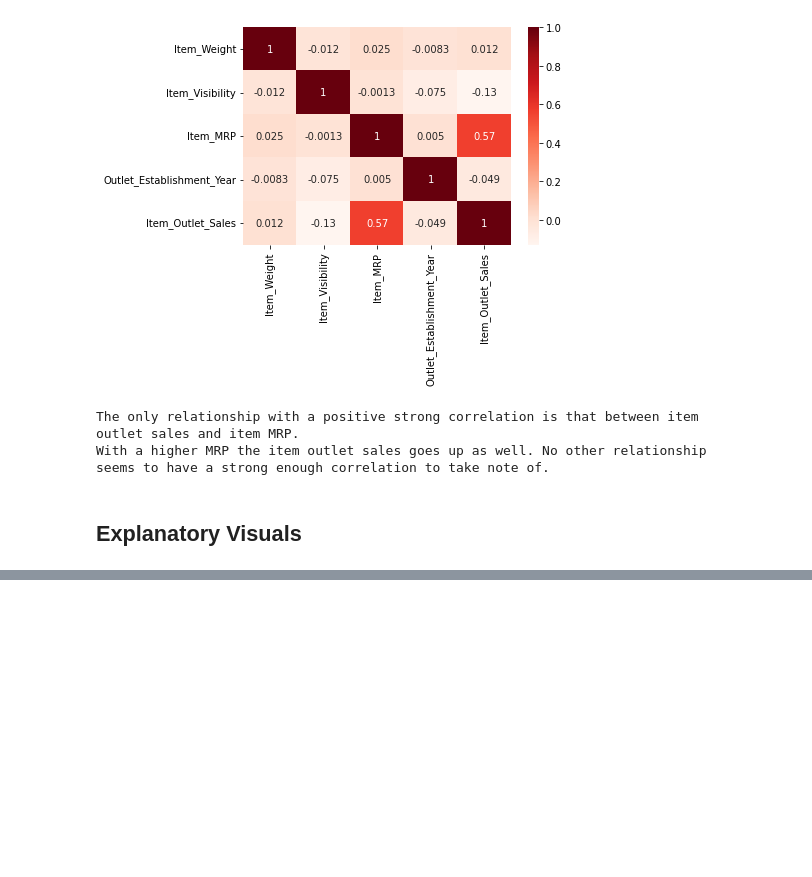
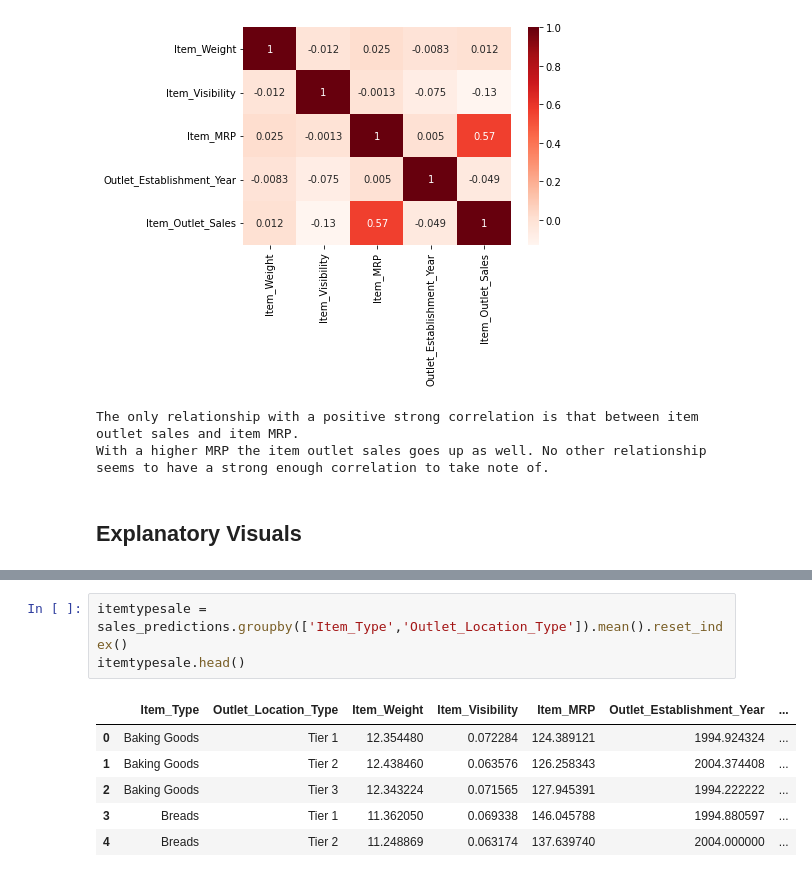
Before and after one commit to Gracey701/Sales_Predictions, a Jupyter notebook: Sales_Predictions_Project.ipynb, the cells around one changed output, grey strips where cells are left out. Saved outputs shown, nothing was run; the diff lists cells and outputs as text; blank space fills up the shorter version.

```diff
--- a/Sales_Predictions_Project.ipynb
+++ b/Sales_Predictions_Project.ipynb
@@ -336,0 +366,10 @@ With a higher MRP the item outlet sales goes up as well. No other relationship s
+# %%
+itemtypesale = sales_predictions.groupby(['Item_Type','Outlet_Location_Type']).mean().reset_index()
+itemtypesale.head()
+# %% [output]
+|  | Item_Type | Outlet_Location_Type | Item_Weight | Item_Visibility | Item_MRP | Outlet_Establishment_Year | ... |
+| 0 | Baking Goods | Tier 1 | 12.354480 | 0.072284 | 124.389121 | 1994.924324 | ... |
+| 1 | Baking Goods | Tier 2 | 12.438460 | 0.063576 | 126.258343 | 2004.374408 | ... |
+| 2 | Baking Goods | Tier 3 | 12.343224 | 0.071565 | 127.945391 | 1994.222222 | ... |
+| 3 | Breads | Tier 1 | 11.362050 | 0.069338 | 146.045788 | 1994.880597 | ... |
+| 4 | Breads | Tier 2 | 11.248869 | 0.063174 | 137.639740 | 2004.000000 | ... |
```
Also changed, not shown: parts of 4 cells of this notebook.
